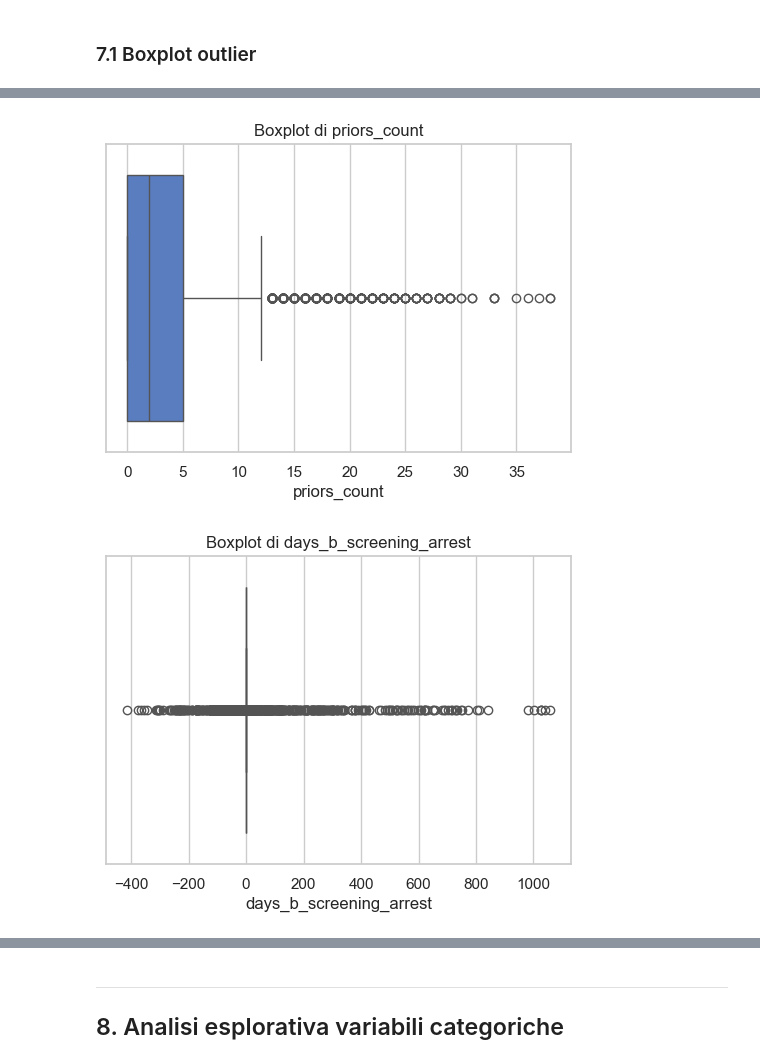
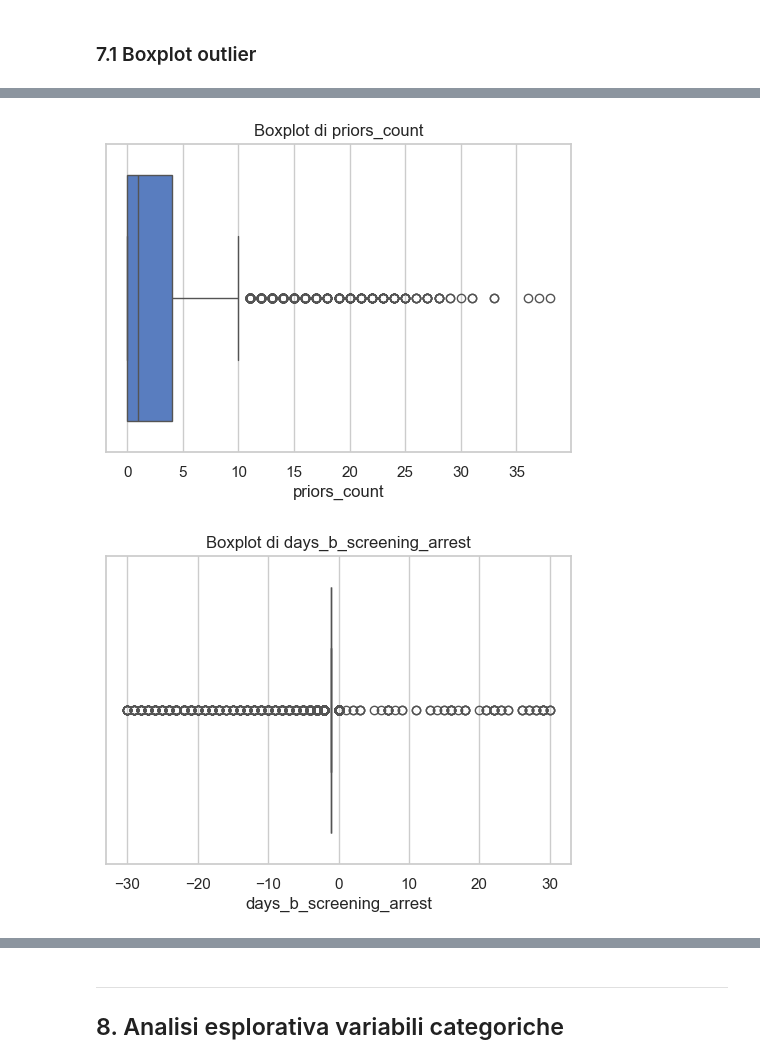
Before and after one commit to anna8987/tesi-COMPAS, a Jupyter notebook: tesiCOMPAS.ipynb, the cells around one changed output, grey strips where cells are left out. Saved outputs shown, nothing was run; the diff lists cells and outputs as text; code cells hidden in the pictures.

```diff
--- a/tesiCOMPAS.ipynb
+++ b/tesiCOMPAS.ipynb
@@ -374,13 +390,13 @@ plt.show()
 # %%
 for col in num_cols:
     plt.figure(figsize=(6, 4))
-    sns.boxplot(x=df_clean[col])
+    sns.boxplot(x=df_filtered[col])
     plt.title(f"Boxplot di {col}")
     plt.show()
 # %% [output]
 [figure]
-[figure, old version]
+[figure, new version]
-[figure, old version]
+[figure, new version]
 [figure]
 # %% [markdown]
 ___
```
Also changed, not shown: parts of 21 cells of this notebook, 4 other files.
